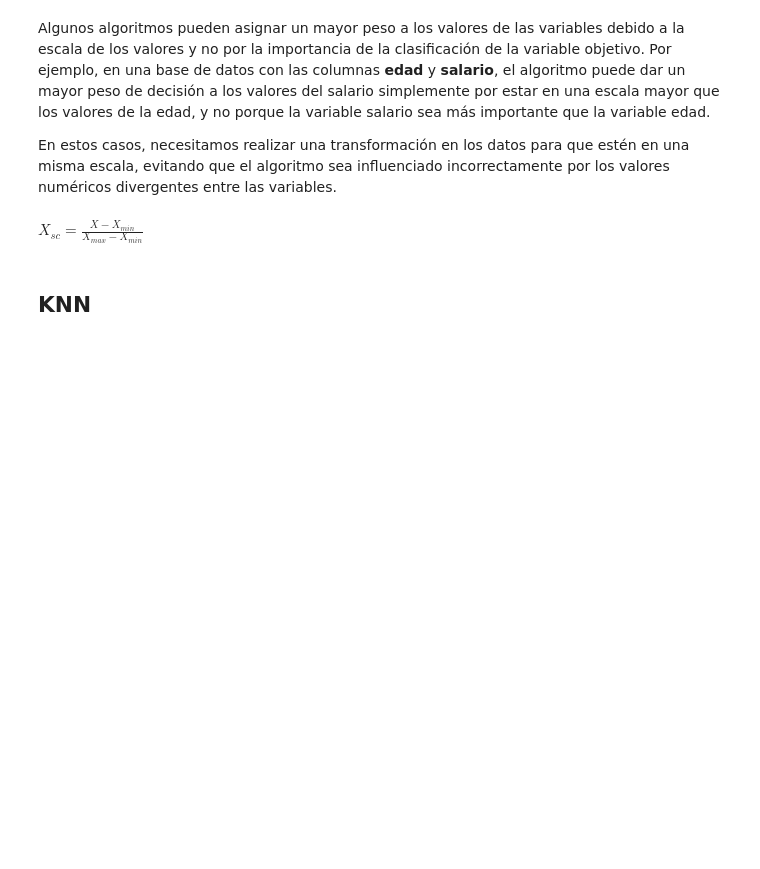
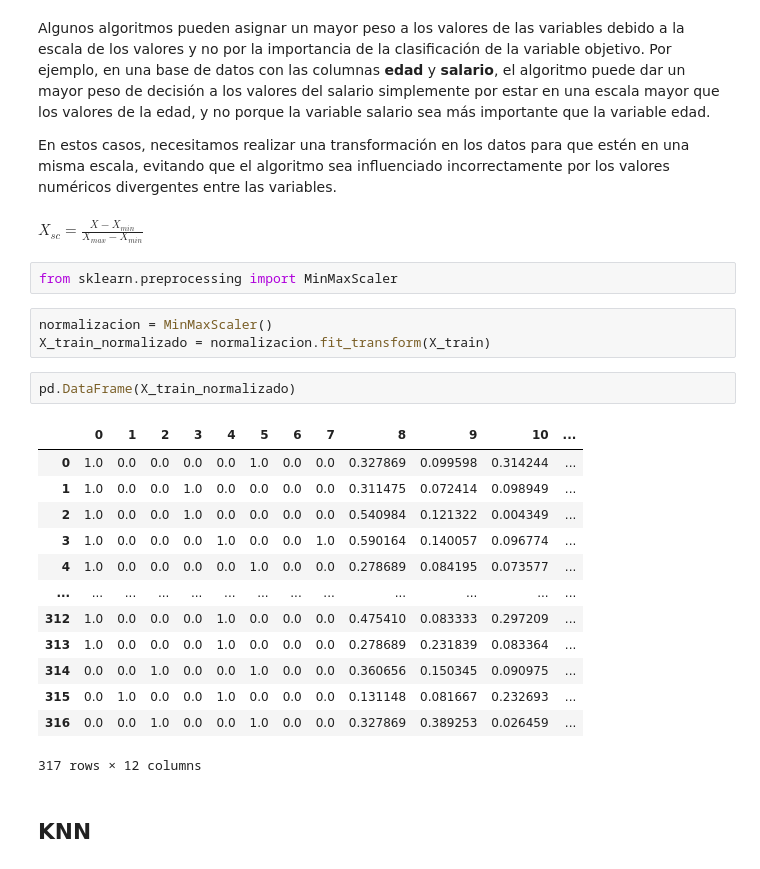
Before and after one commit to MiguelFigueroa02/alura_Machine_Learning, a Jupyter notebook: Clasificacion_primeros_pasos.ipynb, the cells around one changed output. Cells and saved outputs as stored; diff of their text form; blank space fills up the shorter version.

```diff
--- a/Clasificacion_primeros_pasos.ipynb
+++ b/Clasificacion_primeros_pasos.ipynb
@@ -323,6 +323,27 @@ Algunos algoritmos pueden asignar un mayor peso a los valores de las variables d
 En estos casos, necesitamos realizar una transformación en los datos para que estén en una misma escala, evitando que el algoritmo sea influenciado incorrectamente por los valores numéricos divergentes entre las variables.
 # %% [markdown]
 $X_{sc} = \frac{X - X_{min}}{X_{max} - X_{min}} $
+# %%
+from sklearn.preprocessing import MinMaxScaler
+# %%
+normalizacion = MinMaxScaler()
+X_train_normalizado = normalizacion.fit_transform(X_train)
+# %%
+pd.DataFrame(X_train_normalizado)
+# %% [output]
+|  | 0 | 1 | 2 | 3 | 4 | 5 | 6 | 7 | 8 | 9 | 10 | ... |
+| 0 | 1.0 | 0.0 | 0.0 | 0.0 | 0.0 | 1.0 | 0.0 | 0.0 | 0.327869 | 0.099598 | 0.314244 | ... |
+| 1 | 1.0 | 0.0 | 0.0 | 1.0 | 0.0 | 0.0 | 0.0 | 0.0 | 0.311475 | 0.072414 | 0.098949 | ... |
+| 2 | 1.0 | 0.0 | 0.0 | 1.0 | 0.0 | 0.0 | 0.0 | 0.0 | 0.540984 | 0.121322 | 0.004349 | ... |
+| 3 | 1.0 | 0.0 | 0.0 | 0.0 | 1.0 | 0.0 | 0.0 | 1.0 | 0.590164 | 0.140057 | 0.096774 | ... |
+| 4 | 1.0 | 0.0 | 0.0 | 0.0 | 0.0 | 1.0 | 0.0 | 0.0 | 0.278689 | 0.084195 | 0.073577 | ... |
+| ... | ... | ... | ... | ... | ... | ... | ... | ... | ... | ... | ... | ... |
+| 312 | 1.0 | 0.0 | 0.0 | 0.0 | 1.0 | 0.0 | 0.0 | 0.0 | 0.475410 | 0.083333 | 0.297209 | ... |
+| 313 | 1.0 | 0.0 | 0.0 | 0.0 | 1.0 | 0.0 | 0.0 | 0.0 | 0.278689 | 0.231839 | 0.083364 | ... |
+| 314 | 0.0 | 0.0 | 1.0 | 0.0 | 0.0 | 1.0 | 0.0 | 0.0 | 0.360656 | 0.150345 | 0.090975 | ... |
+| 315 | 0.0 | 1.0 | 0.0 | 0.0 | 1.0 | 0.0 | 0.0 | 0.0 | 0.131148 | 0.081667 | 0.232693 | ... |
+| 316 | 0.0 | 0.0 | 1.0 | 0.0 | 0.0 | 1.0 | 0.0 | 0.0 | 0.327869 | 0.389253 | 0.026459 | ... |
+317 rows × 12 columns
 # %% [markdown]
 ## KNN
 # %% [markdown]
```
Also changed, not shown: parts of 17 cells of this notebook.
